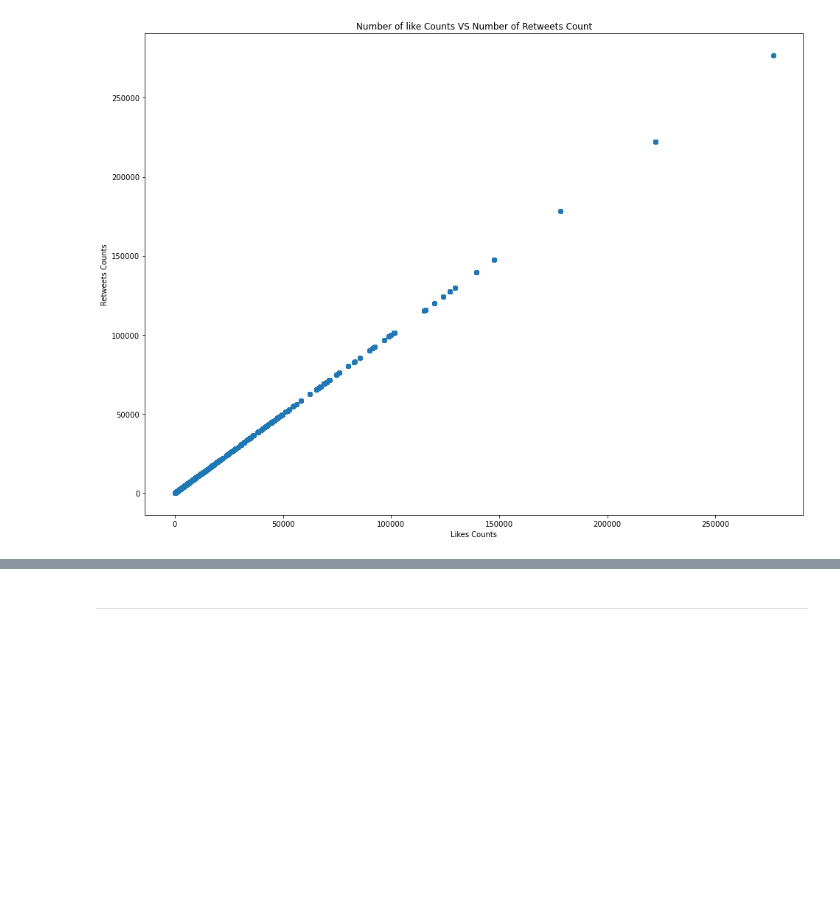
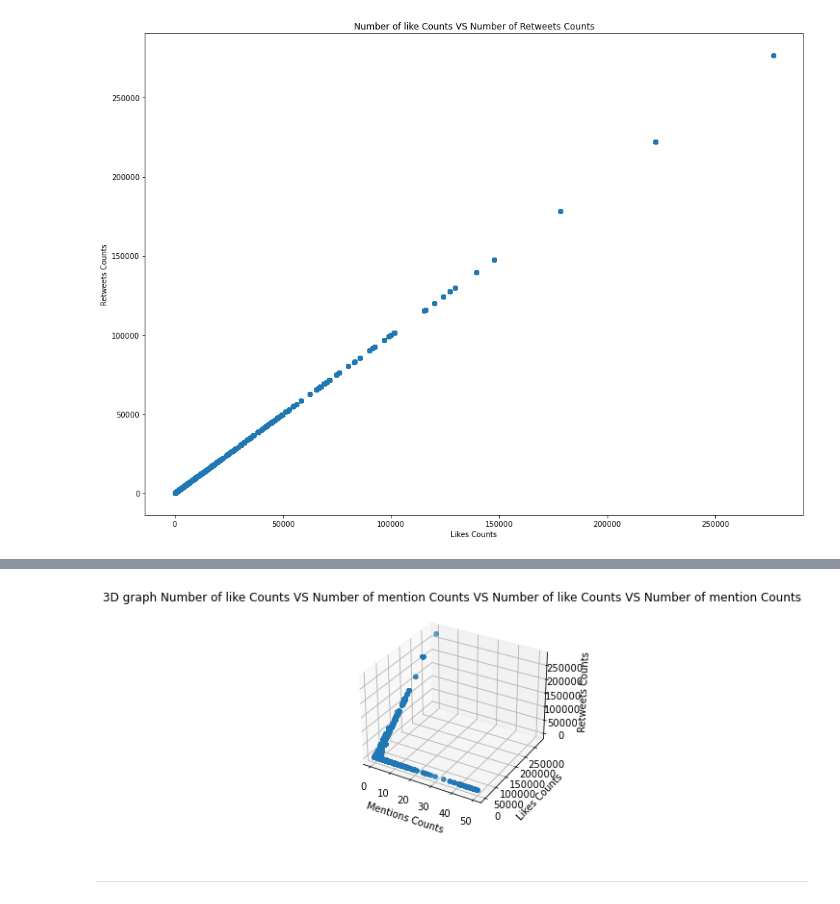
Before and after one commit to zlt0518/Covid19-Data-Analysis, a Jupyter notebook: Samll Piece of Data/twitter analysis without content.ipynb, the cells around one changed output, grey strips where cells are left out. Saved outputs shown, nothing was run; the diff lists cells and outputs as text; code cells hidden in the pictures; blank space fills up the shorter version.

```diff
--- a/Samll Piece of Data/twitter analysis without content.ipynb
+++ b/Samll Piece of Data/twitter analysis without content.ipynb
@@ -128,3 +138,14 @@ plt.show()
+# %%
+#draw the 3d scatterplot
+threedee  = plt.figure().gca(projection='3d')
+threedee .scatter(tws_df['mention_counts'],tws_df['likes_counts'],tws_df['retweets_counts'])
+threedee.set_title('3D graph Number of like Counts VS Number of mention Counts VS Number of like Counts VS Number of mention Counts')
+threedee .set_xlabel('Mentions Counts')
+threedee .set_ylabel('Likes Counts')
+threedee .set_zlabel('Retweets Counts')
+plt.show()
+# %% [output]
+[figure, added]
 # %% [markdown]
 --------------------------------------------------------------------------------------------------------------------------------------------------------------
 # %% [markdown]
```
Also changed, not shown: parts of 4 cells of this notebook.
